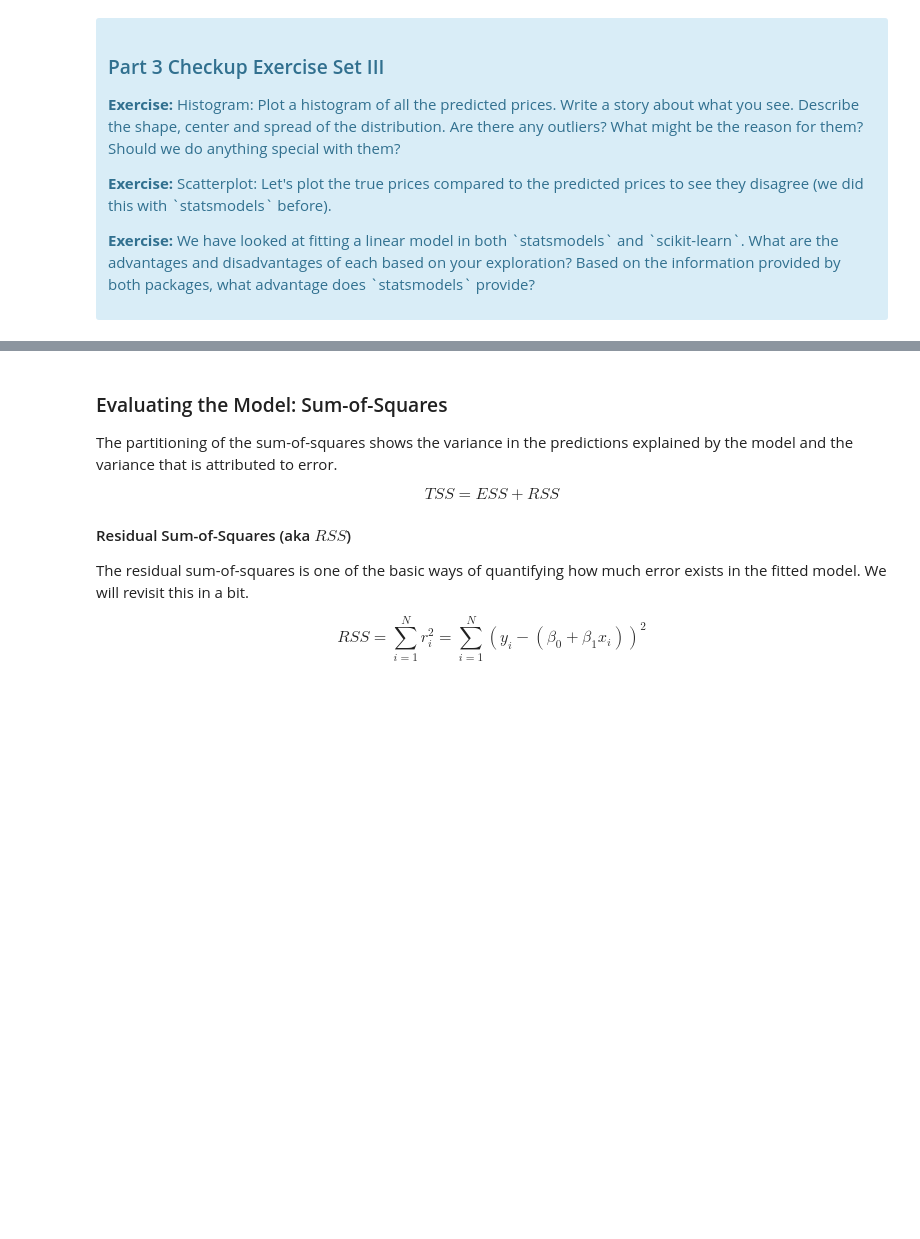
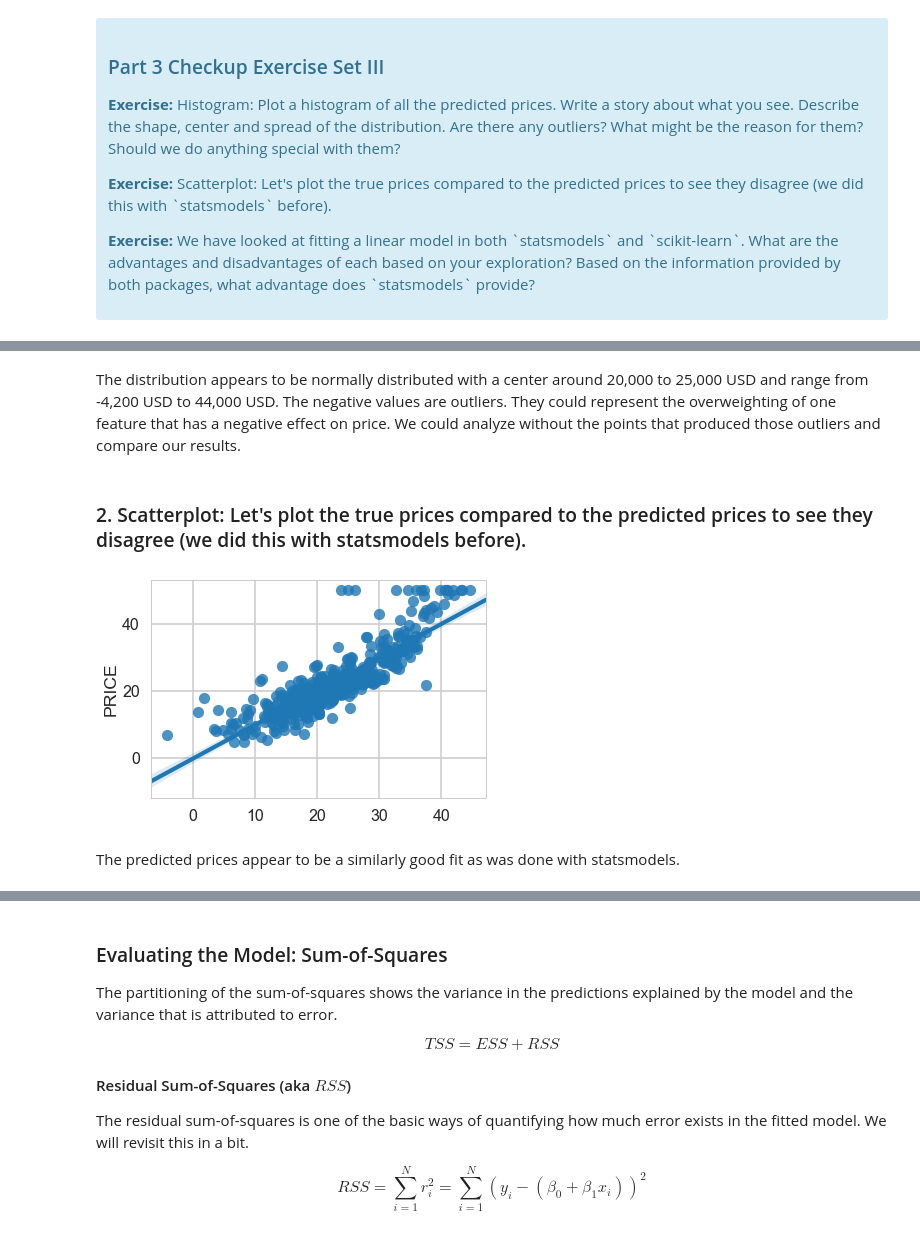
Before and after one commit to sanjogh777/Springboard, a Jupyter notebook: Machine Learning/linear_regression/Mini_Project_Linear_Regression.ipynb, the cells around one changed output, grey strips where cells are left out. Cells and saved outputs as stored; diff of their text form; code cells hidden in the pictures; blank space fills up the shorter version.

```diff
--- a/Machine Learning/linear_regression/Mini_Project_Linear_Regression.ipynb
+++ b/Machine Learning/linear_regression/Mini_Project_Linear_Regression.ipynb
@@ -553,0 +618,11 @@ lm.predict(X)[0:5]
+# %% [markdown]
+The distribution appears to be normally distributed with a center around 20,000 to 25,000 USD and range from -4,200 USD to 44,000 USD. The negative values are outliers. They could represent the overweighting of one feature that has a negative effect on price. We could analyze without the points that produced those outliers and compare our results.
+# %% [markdown]
+### 2. Scatterplot: Let's plot the true prices compared to the predicted prices to see they disagree (we did this with statsmodels before).
+# %%
+sns.regplot(x=lm.predict(X), y=bos.PRICE, fit_reg=True)
+plt.show()
+# %% [output]
+[figure, added]
+# %% [markdown]
+The predicted prices appear to be a similarly good fit as was done with statsmodels.
```
Also changed, not shown: parts of 26 cells of this notebook, 5 other files.
